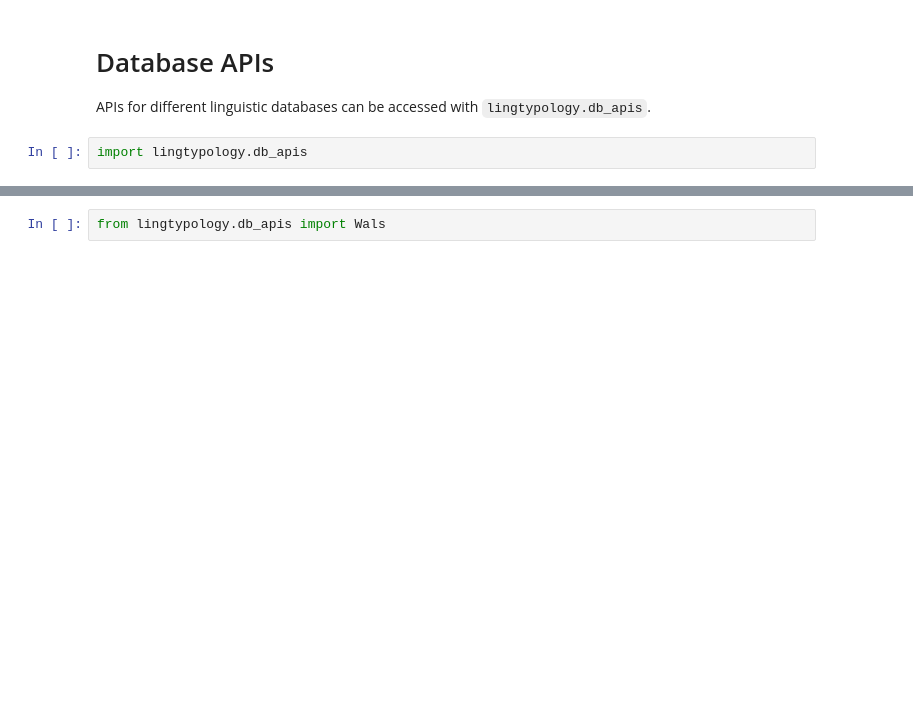
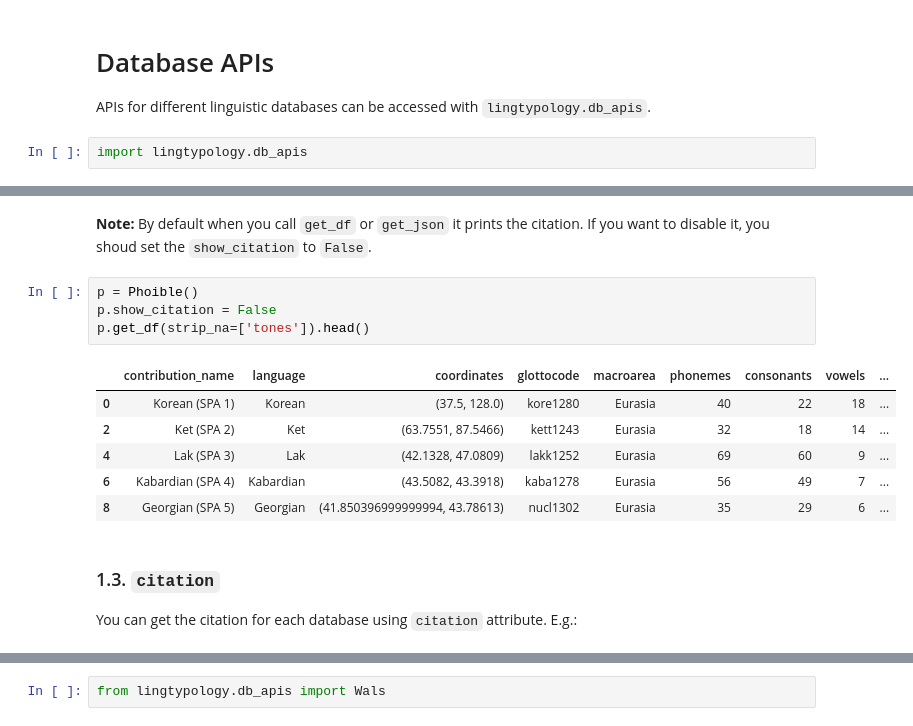
Before and after one commit to OneAdder/lingtypology, a Jupyter notebook: docs/db_apis.ipynb, the cells around one changed output, grey strips where cells are left out. Cells and saved outputs as stored; diff of their text form; blank space fills up the shorter version.

```diff
--- a/docs/db_apis.ipynb
+++ b/docs/db_apis.ipynb
@@ -17,0 +104,18 @@ import lingtypology.db_apis
+# %% [markdown]
+__Note:__ By default when you call `get_df` or `get_json` it prints the citation. If you want to disable it, you shoud set the `show_citation` to `False`.
+# %%
+p = Phoible()
+p.show_citation = False
+p.get_df(strip_na=['tones']).head()
+# %% [output]
+|  | contribution_name | language | coordinates | glottocode | macroarea | phonemes | consonants | vowels | ... |
+| 0 | Korean (SPA 1) | Korean | (37.5, 128.0) | kore1280 | Eurasia | 40 | 22 | 18 | ... |
+| 2 | Ket (SPA 2) | Ket | (63.7551, 87.5466) | kett1243 | Eurasia | 32 | 18 | 14 | ... |
+| 4 | Lak (SPA 3) | Lak | (42.1328, 47.0809) | lakk1252 | Eurasia | 69 | 60 | 9 | ... |
+| 6 | Kabardian (SPA 4) | Kabardian | (43.5082, 43.3918) | kaba1278 | Eurasia | 56 | 49 | 7 | ... |
+| 8 | Georgian (SPA 5) | Georgian | (41.850396999999994, 43.78613) | nucl1302 | Eurasia | 35 | 29 | 6 | ... |
+# %% [markdown]
+### 1.3. `citation` <a name="citation"></a>
+
+You can get the citation for each database using `citation` attribute.
+E.g.:
```
Also changed, not shown: parts of 38 cells of this notebook, 7 other files.
